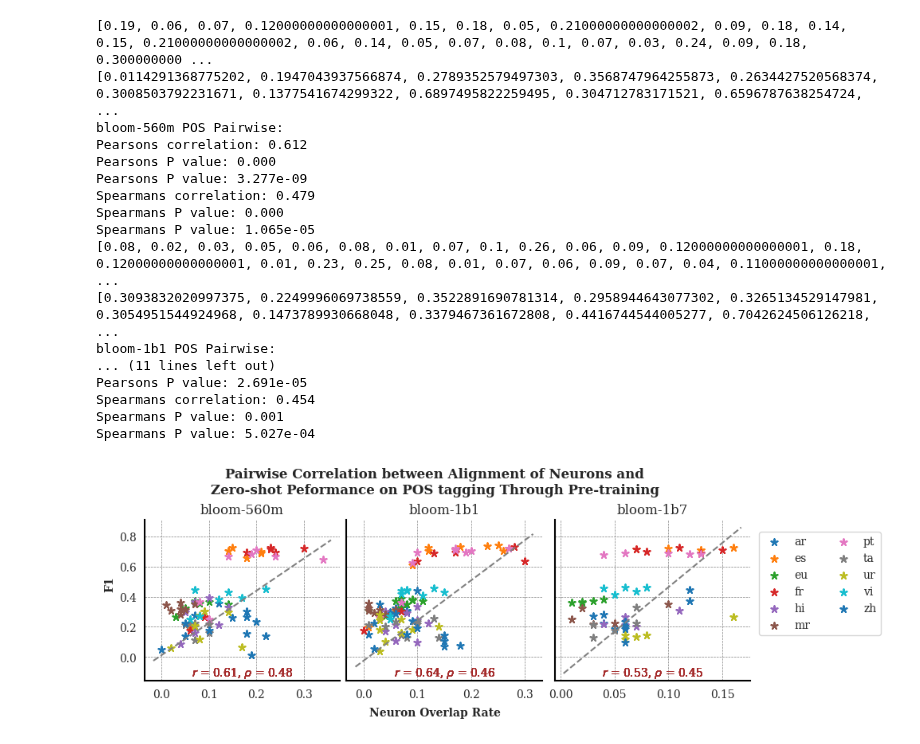
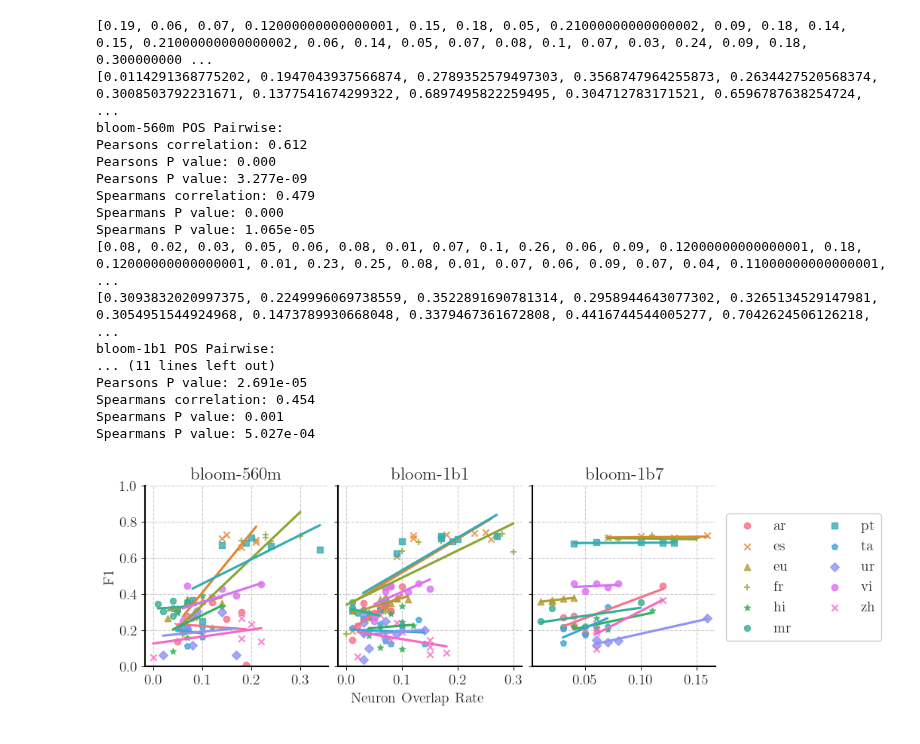
Before and after one commit to ErikaaWang/multilingual-typology-probing, a Jupyter notebook: scatter_plot_ovlp.ipynb, the cells around one changed output. Saved outputs shown, nothing was run; the diff lists cells and outputs as text; code cells hidden in the pictures.

```diff
--- a/scatter_plot_ovlp.ipynb
+++ b/scatter_plot_ovlp.ipynb
@@ -13,8 +12,20 @@ import colorcet as cc
-# %%
-sns.set_style("whitegrid")
-sns.set_style({'font.family':'serif', 'font.serif':'Times New Roman'})
-palette = sns.color_palette(cc.glasbey)
-sns.set_palette(palette)
+# %%
+sns.set_style("whitegrid")
+palette = sns.color_palette("husl", 3)
+sns.set_palette(palette)
+
+andy_theme = {'axes.grid': True,
+              'grid.linestyle': '--',
+              'legend.framealpha': 1,
+              'legend.facecolor': 'white',
+              'legend.shadow': False,
+              'figure.dpi': 100,}
+plt.rcParams.update(andy_theme)
+plt.rc('text', usetex=True )
+plt.rc('font', family='Times New Roman', weight='heavy', size=14)
+plt.rcParams['xtick.bottom'] = True
+plt.rcParams['ytick.left'] = True
+plt.rcParams['mathtext.fontset'] = 'custom'
 # %%
 # ==================args=====================
 # checkpoints = ['50000', '100000', '150000', '200000']
@@ -296,5 +306,9 @@ plt.savefig(f'experiments/scatterplots/crslgual_curve.pdf', bbox_inches='tight')
 # %%
 # ======================#3 correlation plot - scatter#==============================
+import itertools
+palette = sns.color_palette("husl", 11)
+sns.set_palette(palette)
+
 annotations = [r'$r$ = 0.61, $\rho$ = 0.48',
                r'$r$ = 0.64, $\rho$ = 0.46',
                r'$r$ = 0.53, $\rho$ = 0.45']
@@ -314,6 +328,8 @@ for model in ['bloom-560m', 'bloom-1b1', 'bloom-1b7']:
     avg_ovlp = avg_ovlp.add(ovlp_df, fill_value=0)/2
 
     score_df = pd.read_csv(f'csv_files/{model}_{task}.csv', index_col=0)
+    markers = itertools.cycle(['o', 'x', '^', '+', '*', '8', 's', 'p', 'D'])
+
     for lang in score_df.index:
         if lang == 'en':
             continue
@@ -323,7 +339,8 @@ for model in ['bloom-560m', 'bloom-1b1', 'bloom-1b7']:
             y.append(score_df[ckpt][lang])
             x.append(avg_ovlp[ckpt][lang])
 
-        s = axs[model_index].scatter(x, y, marker=(5, 2), label=lang)
+        s = sns.regplot(ax=axs[model_index], x=x, y=y, marker=next(markers), label=lang, ci=None)
+        s.set(ylim=(0, 1))
         var_1 += x
         var_2 += y
 
@@ -340,7 +357,7 @@ for model in ['bloom-560m', 'bloom-1b1', 'bloom-1b7']:
         axs[model_index].spines['bottom'].set_linewidth(1.5)
         axs[model_index].spines['left'].set_linewidth(1.5)
 
-        axs[model_index].text(0.5, 0.05, annotations[model_index], ha='center', va='center', transform=axs[model_index].transAxes, fontsize=10, color='brown')
+        #axs[model_index].text(0.5, 0.05, annotations[model_index], ha='center', va='center', transform=axs[model_index].transAxes, fontsize=10)
 
         # axs[model_index].spines['bottom'].set_position(('outward', 10))  # Move bottom spine outward
         # axs[model_index].spines['left'].set_position(('outward', 10))
@@ -351,7 +368,7 @@ for model in ['bloom-560m', 'bloom-1b1', 'bloom-1b7']:
         # axs[model_index].minorticks_on()
         # axs[model_index].tick_params(axis='x', which='minor', direction='in', length=5, width=1)
 
-        axs[model_index].grid(True, which='major', linewidth=0.5, color='gray', linestyle='--')
+        #axs[model_index].grid(True, which='major', linewidth=0.5, color='gray', linestyle='--')
 
 
 
@@ -383,8 +400,8 @@ labels_handles = {
   label: handle for ax in fig.axes for handle, label in zip(*ax.get_legend_handles_labels())
 }
 
-for i in range(0,3):
-    add_identity(axs[i], color='grey', ls='--')
+#for i in range(0,3):
+#    add_identity(axs[i], color='grey', ls='--')
 
 fig.legend(
   labels_handles.values(),
@@ -392,34 +409,34 @@ fig.legend(
   loc = 'center left',
    bbox_to_anchor=(1, 0.5),
    bbox_transform = plt.gcf().transFigure,
    ncol=2
 )
 
 fig.text(0.5, -0.04, 'Neuron Overlap Rate', ha='center', va='center', fontweight='bold')
 fig.text(-0.01, 0.5, 'F1', ha='center', va='center', rotation='vertical', fontweight='bold')
 # fig.text(1.01, 0.5, 'Average Score', ha='center', va='center', rotation='vertical', fontweight='bold')
 
-fig.suptitle(f'Pairwise Correlation between Alignment of Neurons and\nZero-shot Peformance on POS tagging Through Pre-training', fontweight='bold', fontsize=12)
+#fig.suptitle(f'Pairwise Correlation between Alignment of Neurons and\nZero-shot Peformance on POS tagging Through Pre-training', fontweight='bold', fontsize=12)
 
 plt.savefig(f'experiments/scatterplots/crslgual_scatter_POS.pdf', bbox_inches='tight')
 # %% [output]
 [0.19, 0.06, 0.07, 0.12000000000000001, 0.15, 0.18, 0.05, 0.21000000000000002, 0.09, 0.18, 0.14, 0.15, 0.21000000000000002, 0.06, 0.14, 0.05, 0.07, 0.08, 0.1, 0.07, 0.03, 0.24, 0.09, 0.18, 0.300000000 ...
 [0.0114291368775202, 0.1947043937566874, 0.2789352579497303, 0.3568747964255873, 0.2634427520568374, 0.3008503792231671, 0.1377541674299322, 0.6897495822259495, 0.304712783171521, 0.6596787638254724,  ...
 bloom-560m POS Pairwise:
 Pearsons correlation: 0.612
 Pearsons P value: 0.000
 Pearsons P value: 3.277e-09
 Spearmans correlation: 0.479
 Spearmans P value: 0.000
 Spearmans P value: 1.065e-05
 [0.08, 0.02, 0.03, 0.05, 0.06, 0.08, 0.01, 0.07, 0.1, 0.26, 0.06, 0.09, 0.12000000000000001, 0.18, 0.12000000000000001, 0.01, 0.23, 0.25, 0.08, 0.01, 0.07, 0.06, 0.09, 0.07, 0.04, 0.11000000000000001, ...
 [0.3093832020997375, 0.2249996069738559, 0.3522891690781314, 0.2958944643077302, 0.3265134529147981, 0.3054951544924968, 0.1473789930668048, 0.3379467361672808, 0.4416744544005277, 0.7042624506126218, ...
 bloom-1b1 POS Pairwise:
 ... (11 lines left out)
 Pearsons P value: 2.691e-05
 Spearmans correlation: 0.454
 Spearmans P value: 0.001
 Spearmans P value: 5.027e-04
-[figure, old version]
+[figure, new version]
 # %%
 # ======================#3 correlation plot - scatter#==============================
```
Also changed, not shown: parts of 4 cells of this notebook, 7 other files.
